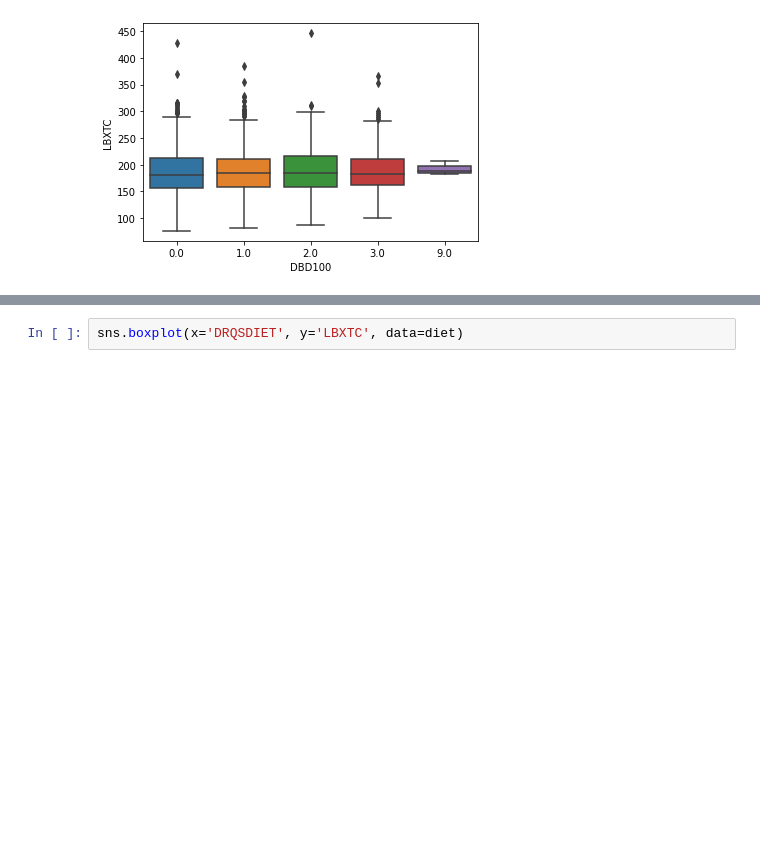
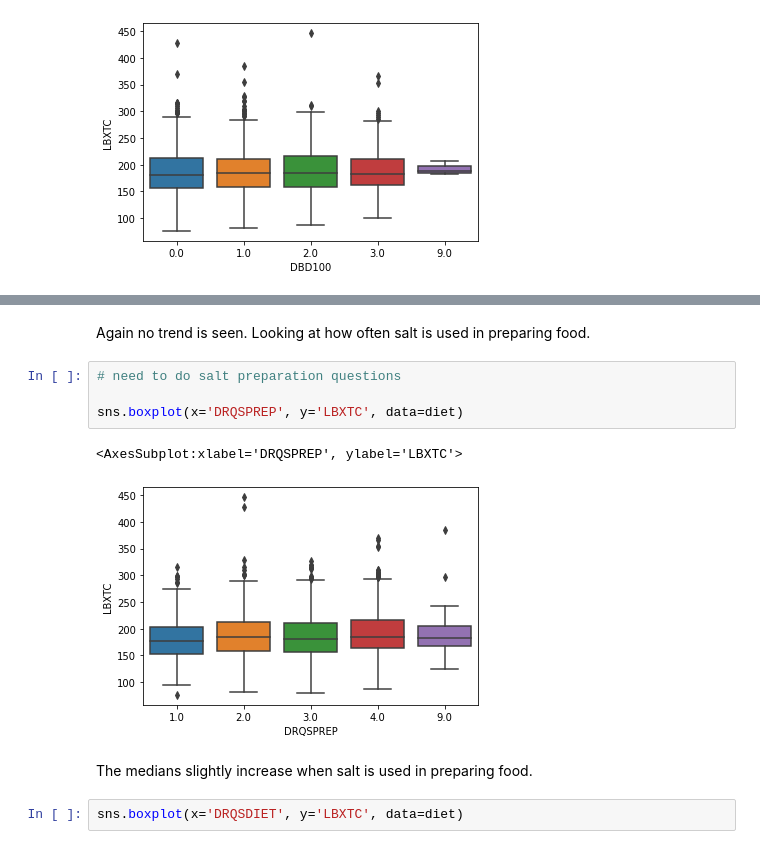
Before and after one commit to mathisme/ThinkfulDSFinalCapstone, a Jupyter notebook: notebooks/EDA.ipynb, the cells around one changed output, grey strips where cells are left out. Cells and saved outputs as stored; diff of their text form; blank space fills up the shorter version.

```diff
--- a/notebooks/EDA.ipynb
+++ b/notebooks/EDA.ipynb
@@ -331,3 +336,14 @@ The medians of cholesterol are similar no matter how often salt is used.  Howeve
+# %% [markdown]
+Again no trend is seen.  Looking at how often salt is used in preparing food.
+# %%
+# need to do salt preparation questions
+
+sns.boxplot(x='DRQSPREP', y='LBXTC', data=diet)
+# %% [output]
+<AxesSubplot:xlabel='DRQSPREP', ylabel='LBXTC'>
+[figure, added]
+# %% [markdown]
+The medians slightly increase when salt is used in preparing food.
 # %%
 sns.boxplot(x='DRQSDIET', y='LBXTC', data=diet)
 # %% [output]
```
Also changed, not shown: parts of 14 cells of this notebook.
